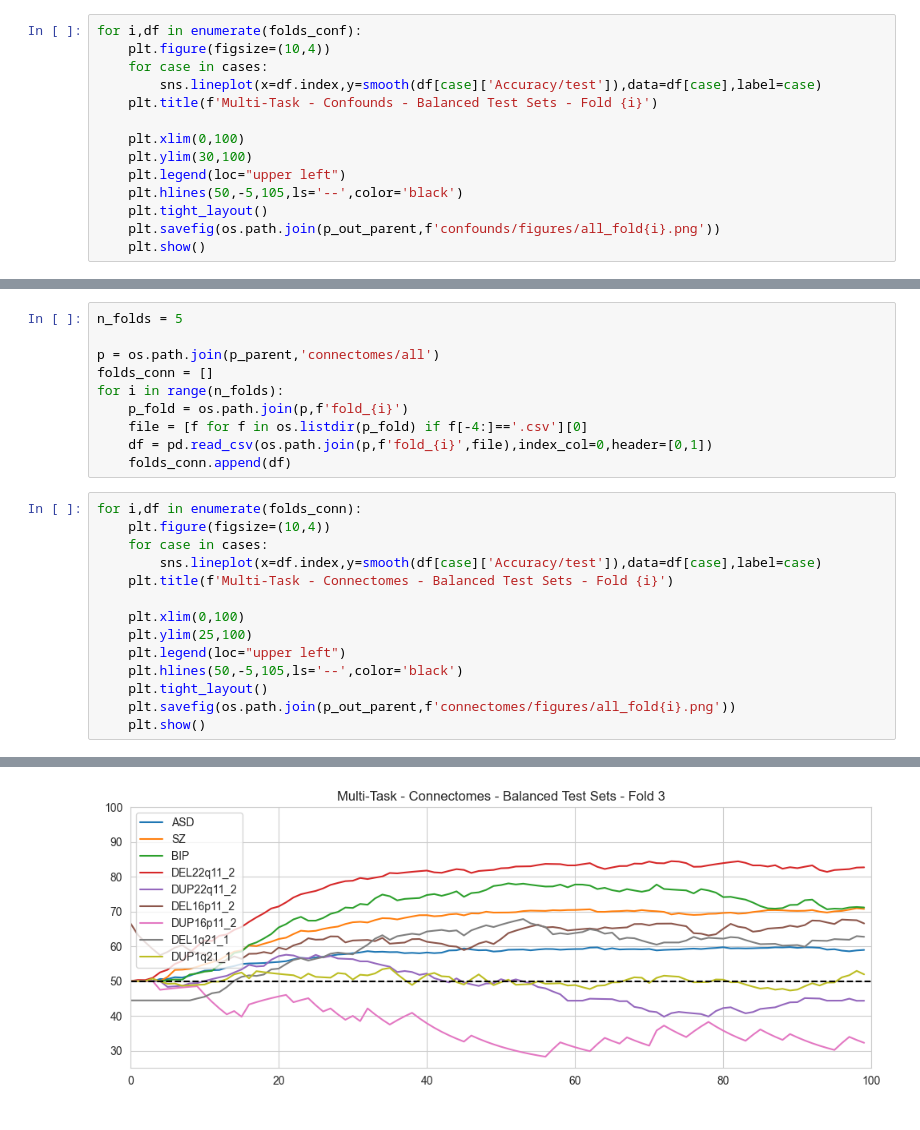
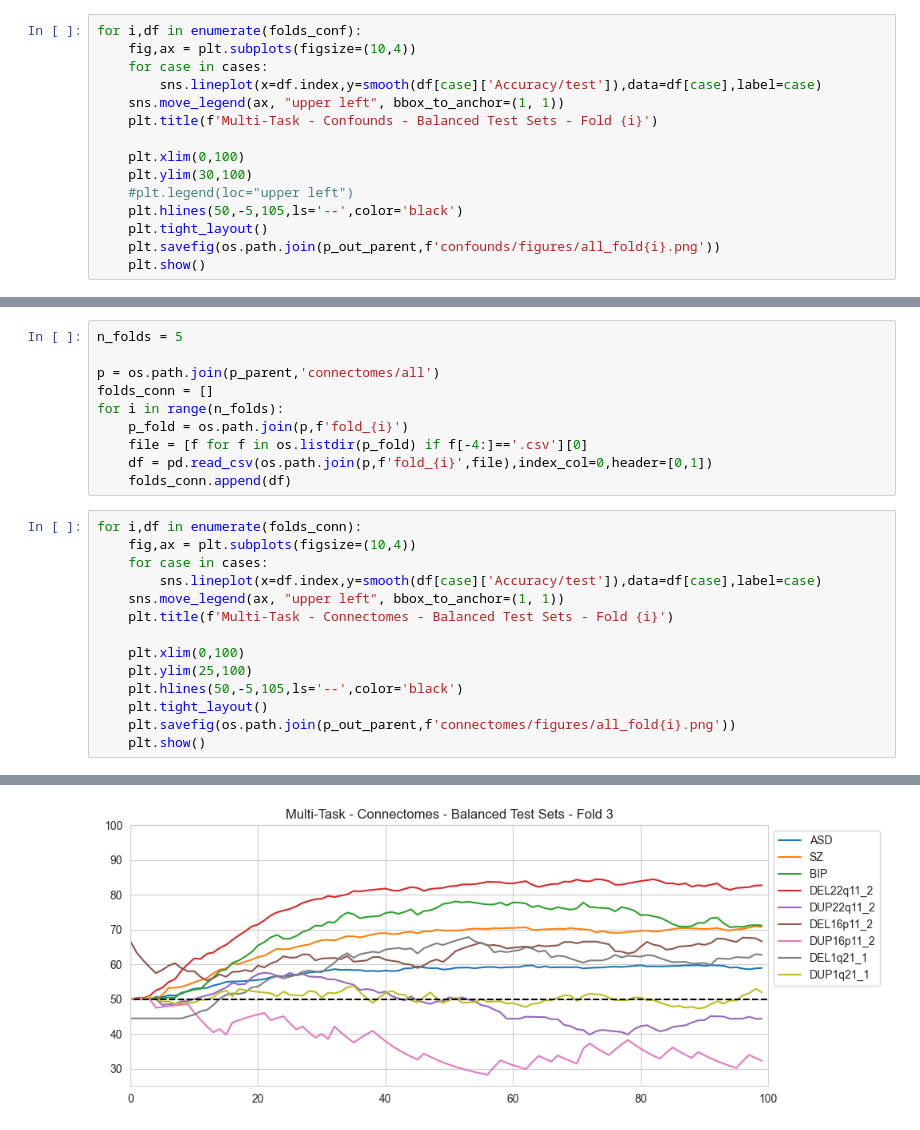
Before and after one commit to harveyaa/neuropsych_mtl, a Jupyter notebook: MTL/MTL_bal_training_plots.ipynb, the cells around one changed output, grey strips where cells are left out. Saved outputs shown, nothing was run; the diff lists cells and outputs as text.

```diff
--- a/MTL/MTL_bal_training_plots.ipynb
+++ b/MTL/MTL_bal_training_plots.ipynb
@@ -80,14 +80,15 @@ for i in range(n_folds):
     folds_conf.append(df)
 # %%
 for i,df in enumerate(folds_conf):
-    plt.figure(figsize=(10,4))
+    fig,ax = plt.subplots(figsize=(10,4))
     for case in cases:
         sns.lineplot(x=df.index,y=smooth(df[case]['Accuracy/test']),data=df[case],label=case)
+    sns.move_legend(ax, "upper left", bbox_to_anchor=(1, 1))
     plt.title(f'Multi-Task - Confounds - Balanced Test Sets - Fold {i}')
 
     plt.xlim(0,100)
     plt.ylim(30,100)
-    plt.legend(loc="upper left")
+    #plt.legend(loc="upper left")
     plt.hlines(50,-5,105,ls='--',color='black')
     plt.tight_layout()
     plt.savefig(os.path.join(p_out_parent,f'confounds/figures/all_fold{i}.png'))
@@ -149,14 +150,14 @@ for i in range(n_folds):
     folds_conn.append(df)
 # %%
 for i,df in enumerate(folds_conn):
-    plt.figure(figsize=(10,4))
+    fig,ax = plt.subplots(figsize=(10,4))
     for case in cases:
         sns.lineplot(x=df.index,y=smooth(df[case]['Accuracy/test']),data=df[case],label=case)
+    sns.move_legend(ax, "upper left", bbox_to_anchor=(1, 1))
     plt.title(f'Multi-Task - Connectomes - Balanced Test Sets - Fold {i}')
 
     plt.xlim(0,100)
     plt.ylim(25,100)
-    plt.legend(loc="upper left")
     plt.hlines(50,-5,105,ls='--',color='black')
     plt.tight_layout()
     plt.savefig(os.path.join(p_out_parent,f'connectomes/figures/all_fold{i}.png'))
@@ -168 +169 @@ for i,df in enumerate(folds_conn):
-[figure, old version]
+[figure, new version]
```
Also changed, not shown: parts of 2 cells of this notebook, 3 other files.
